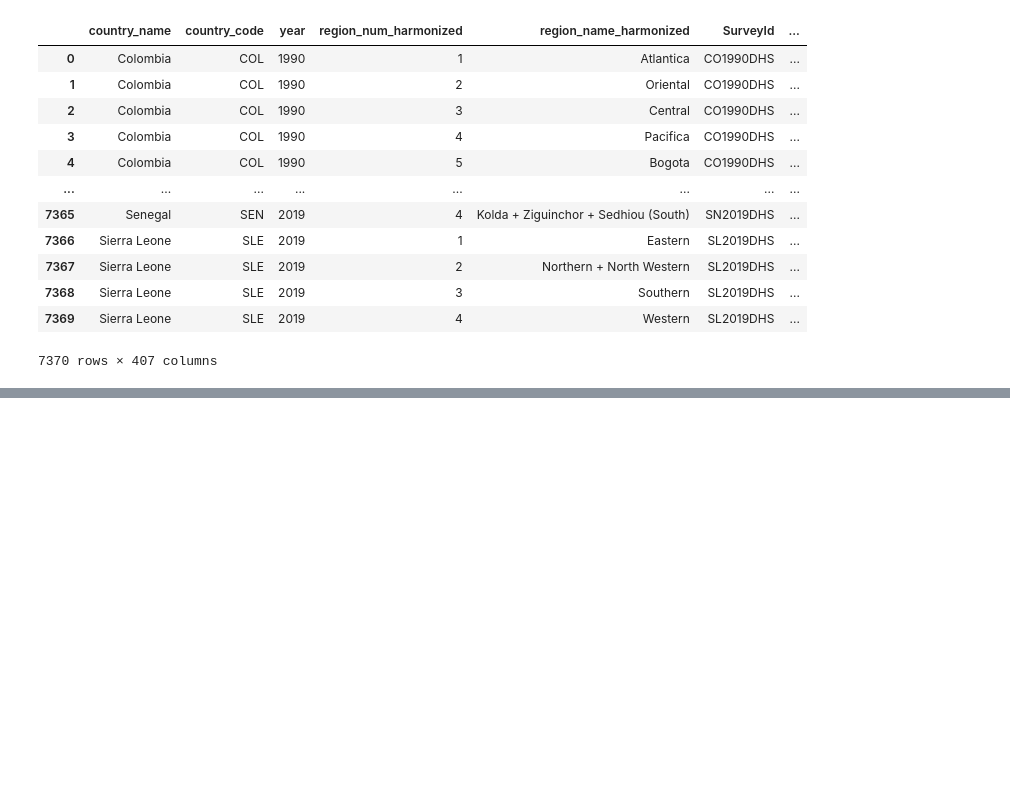
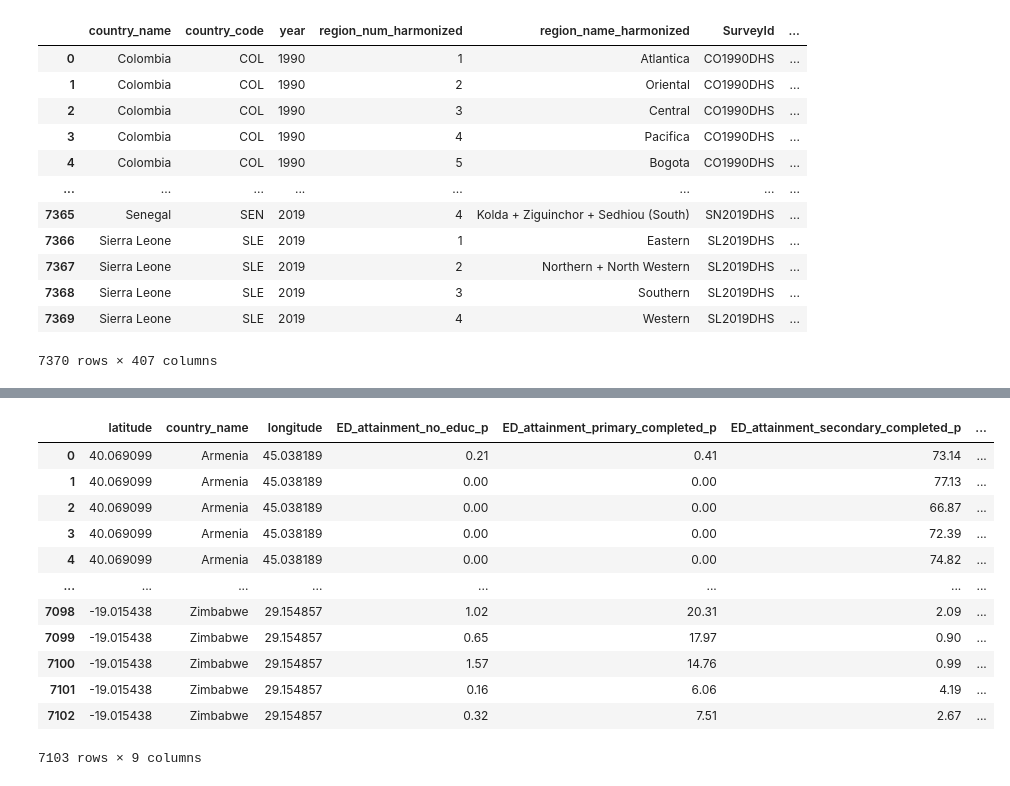
Before and after one commit to Betsy-Kalkwarf/Women-Well-Being, a Jupyter notebook: jm_code.ipynb, the cells around one changed output, grey strips where cells are left out. Saved outputs shown, nothing was run; the diff lists cells and outputs as text; code cells hidden in the pictures; blank space fills up the shorter version.

```diff
--- a/jm_code.ipynb
+++ b/jm_code.ipynb
@@ -301,0 +86,6 @@ Length: 104, dtype: int64
+# %%
+dv_edu_df = data_file_df[['ED_attainment_no_educ_p',
+       'ED_attainment_primary_completed_p',
+        'ED_attainment_secondary_completed_p',
+       'ED_attainment_secondary_higher_p','country_name', 'DV_phys_or_sex_partner_p','year']]
+dv_edu_df
@@ -301,0 +124,3 @@ Length: 104, dtype: int64
+# %%
+count_lat_long = lat_long_df[['latitude','country','longitude']]
+count_lat_long
@@ -301,0 +141,3 @@ Length: 104, dtype: int64
+# %%
+country_df = count_lat_long.rename(columns = {'country':'country_name'})
+country_df
@@ -302 +158,18 @@ Length: 104, dtype: int64
+# %%
+merge_df = pd.merge(country_df,dv_edu_df,on="country_name")
+merge_df
+# %% [output]
+|  | latitude | country_name | longitude | ED_attainment_no_educ_p | ED_attainment_primary_completed_p | ED_attainment_secondary_completed_p | ... |
+| 0 | 40.069099 | Armenia | 45.038189 | 0.21 | 0.41 | 73.14 | ... |
+| 1 | 40.069099 | Armenia | 45.038189 | 0.00 | 0.00 | 77.13 | ... |
+| 2 | 40.069099 | Armenia | 45.038189 | 0.00 | 0.00 | 66.87 | ... |
+| 3 | 40.069099 | Armenia | 45.038189 | 0.00 | 0.00 | 72.39 | ... |
+| 4 | 40.069099 | Armenia | 45.038189 | 0.00 | 0.00 | 74.82 | ... |
+| ... | ... | ... | ... | ... | ... | ... | ... |
+| 7098 | -19.015438 | Zimbabwe | 29.154857 | 1.02 | 20.31 | 2.09 | ... |
+| 7099 | -19.015438 | Zimbabwe | 29.154857 | 0.65 | 17.97 | 0.90 | ... |
+| 7100 | -19.015438 | Zimbabwe | 29.154857 | 1.57 | 14.76 | 0.99 | ... |
+| 7101 | -19.015438 | Zimbabwe | 29.154857 | 0.16 | 6.06 | 4.19 | ... |
+| 7102 | -19.015438 | Zimbabwe | 29.154857 | 0.32 | 7.51 | 2.67 | ... |
+7103 rows × 9 columns
 # %%
```
Also changed, not shown: parts of 26 cells of this notebook, 1 other file.
